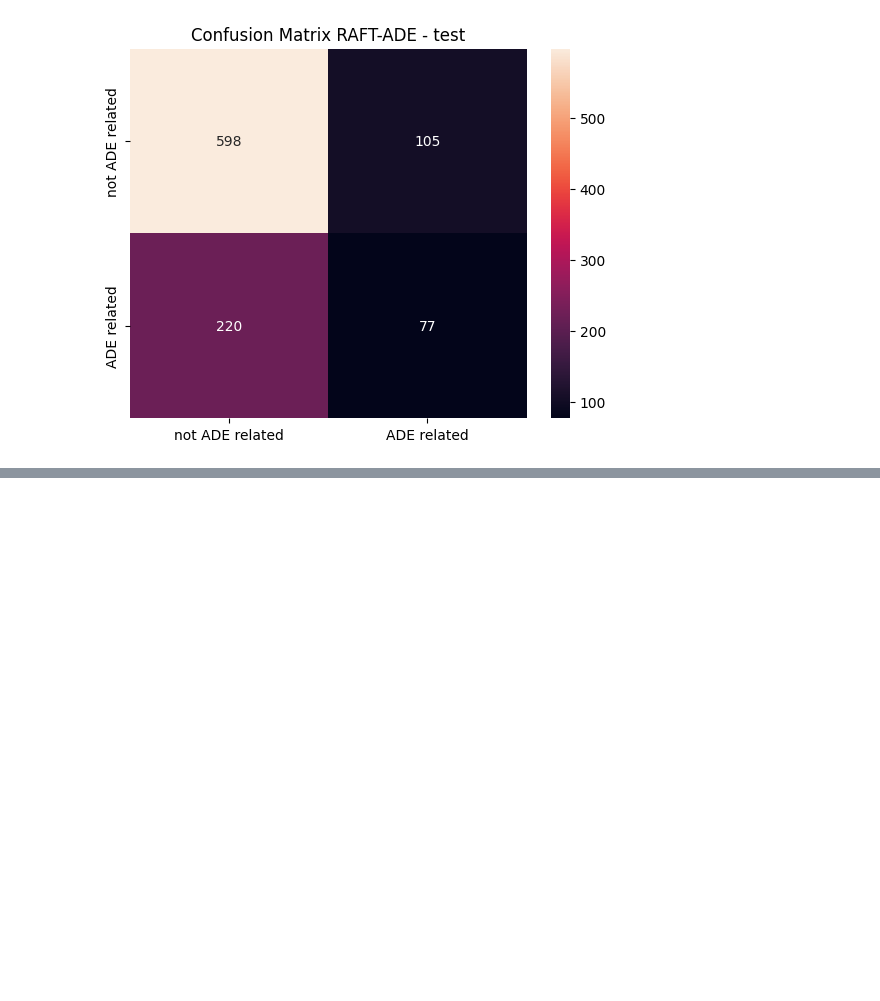
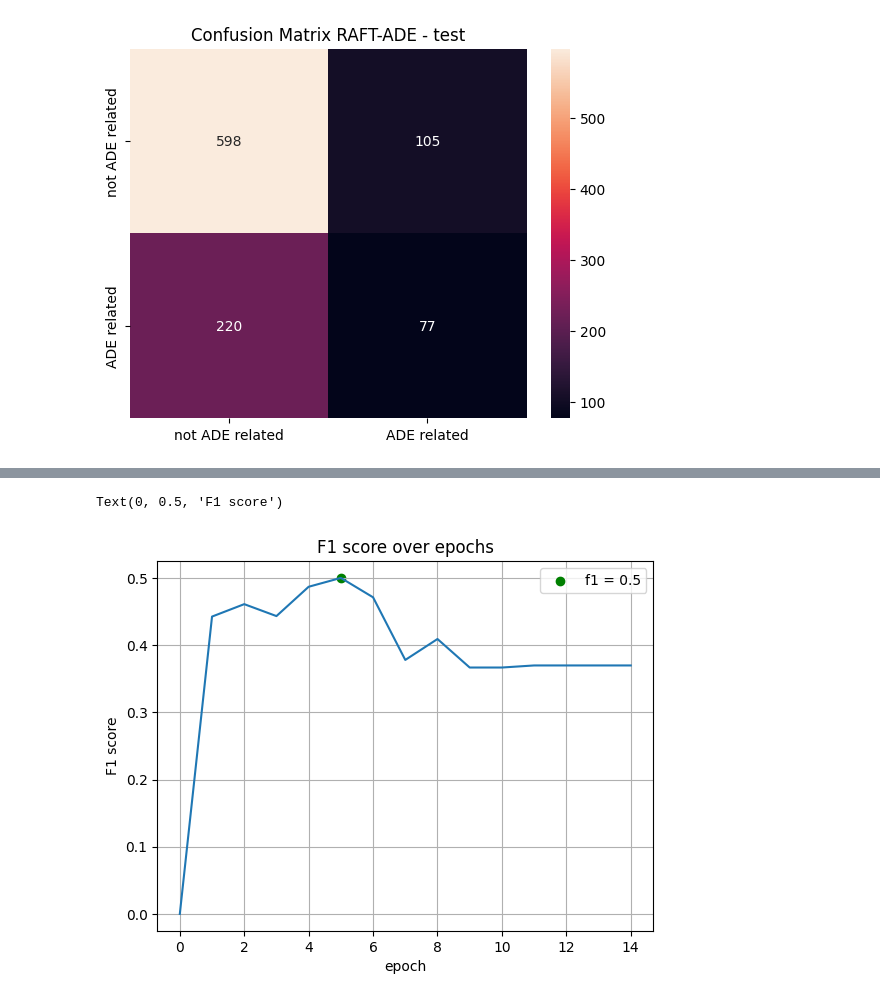
Before and after one commit to peulsilva/few-shot-learning-transformers, a Jupyter notebook: notebooks/raft/finetuning/01-ade_corpus.ipynb, the cells around one changed output, grey strips where cells are left out. Drawn from its saved outputs; the diff is of its cells as text; code cells hidden in the pictures; blank space fills up the shorter version.

```diff
--- a/notebooks/raft/finetuning/01-ade_corpus.ipynb
+++ b/notebooks/raft/finetuning/01-ade_corpus.ipynb
@@ -382,0 +400,23 @@ Text(0.5, 1.0, 'Confusion Matrix RAFT-ADE - test')
+# %%
+_, class_counts = np.unique(
+    train['label'],
+    return_counts=True,
+)
+
+alpha = len(train['label'])/class_counts
+
+# ------------ val -----------------------------------
+
+_, class_counts_val = np.unique(
+    val['label'],
+    return_counts=True,
+)
+alpha_val = len(val['label'])/class_counts_val
+
+# ----------- test ------------------------------------
+
+_, class_counts_test = np.unique(
+    test['label'],
+    return_counts=True,
+)
+alpha_test = len(test['label'])/class_counts_test
@@ -382,0 +429,7 @@ Text(0.5, 1.0, 'Confusion Matrix RAFT-ADE - test')
+# %%
+from src.utils import FocalLoss
+loss_fn = FocalLoss(
+    gamma= 1,
+    alpha= alpha,
+    device = "cuda"
+)
@@ -382,0 +485,18 @@ Text(0.5, 1.0, 'Confusion Matrix RAFT-ADE - test')
+# %%
+plt.plot(history['val_f1'])
+
+plt.scatter(
+    np.argmax(history['val_f1']),
+    np.max(history['val_f1']),
+    label = f"f1 = {np.max(history['val_f1'])}",
+    c = "green"
+)
+
+plt.grid()
+plt.legend()
+plt.title("F1 score over epochs")
+plt.xlabel("epoch")
+plt.ylabel("F1 score")
+# %% [output]
+Text(0, 0.5, 'F1 score')
+[figure, added]
```
Also changed, not shown: parts of 39 cells of this notebook, 9 other files.
